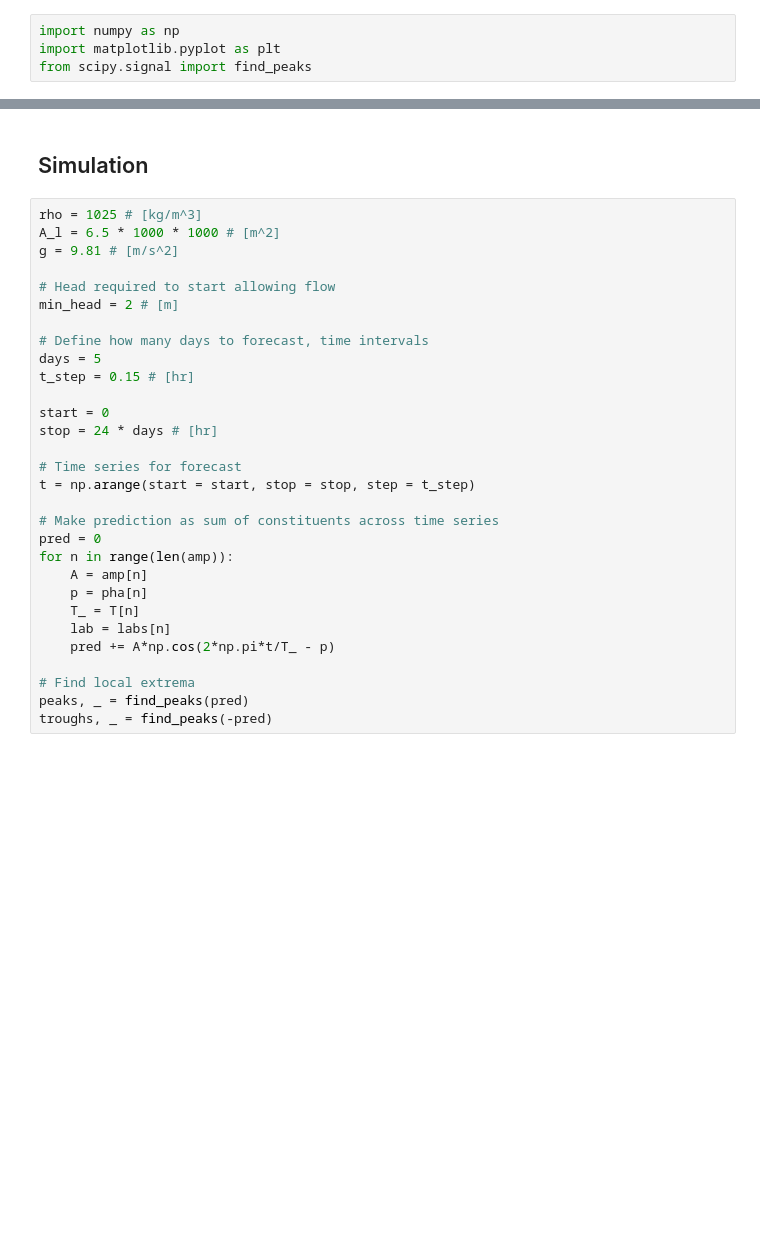
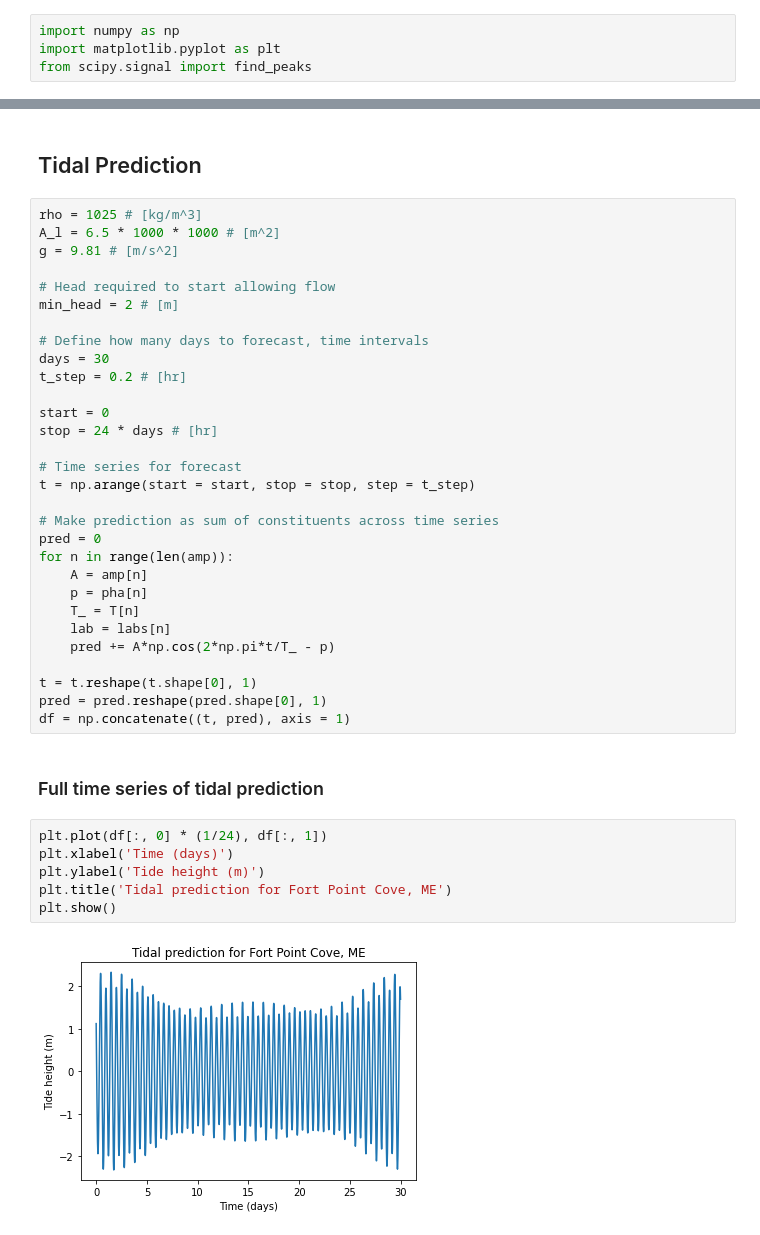
Before and after one commit to shawnalbertson/random, a Jupyter notebook: jupyter/Tidal Lagoon calculations.ipynb, the cells around one changed output, grey strips where cells are left out. Drawn from its saved outputs; the diff is of its cells as text; blank space fills up the shorter version.

Commit message:
Add tidal lagoon

```diff
--- a/jupyter/Tidal Lagoon calculations.ipynb
+++ b/jupyter/Tidal Lagoon calculations.ipynb
@@ -93,5 +107,5 @@ def get_end_time(pred, t_step, t_wait, slope, min_head):
-# %% [markdown]
-## Simulation
+# %% [markdown]
+## Tidal Prediction
 # %%
 rho = 1025 # [kg/m^3]
 A_l = 6.5 * 1000 * 1000 # [m^2]
@@ -101,8 +115,8 @@ g = 9.81 # [m/s^2]
 min_head = 2 # [m]
 
 # Define how many days to forecast, time intervals
-days = 5
-t_step = 0.15 # [hr]
+days = 30
+t_step = 0.2 # [hr]
 
 start = 0
 stop = 24 * days # [hr]
@@ -119,6 +133,16 @@ for n in range(len(amp)):
     lab = labs[n]
     pred += A*np.cos(2*np.pi*t/T_ - p)
 
-# Find local extrema
-peaks, _ = find_peaks(pred)
-troughs, _ = find_peaks(-pred)
+t = t.reshape(t.shape[0], 1)
+pred = pred.reshape(pred.shape[0], 1)
+df = np.concatenate((t, pred), axis = 1)
+# %% [markdown]
+### Full time series of tidal prediction
+# %%
+plt.plot(df[:, 0] * (1/24), df[:, 1])
+plt.xlabel('Time (days)')
+plt.ylabel('Tide height (m)')
+plt.title('Tidal prediction for Fort Point Cove, ME')
+plt.show()
+# %% [output]
+[figure, added]
```
Also changed, not shown: parts of 25 cells of this notebook.
